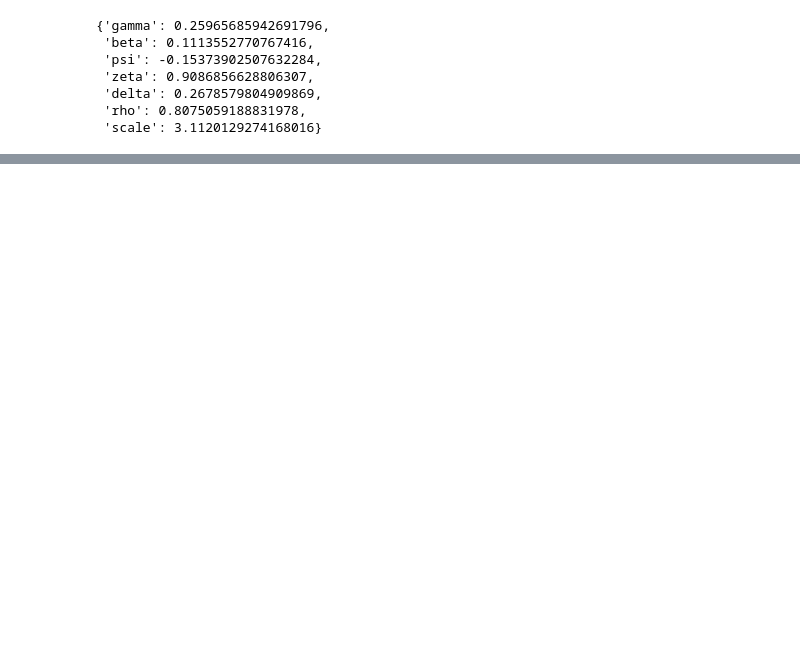
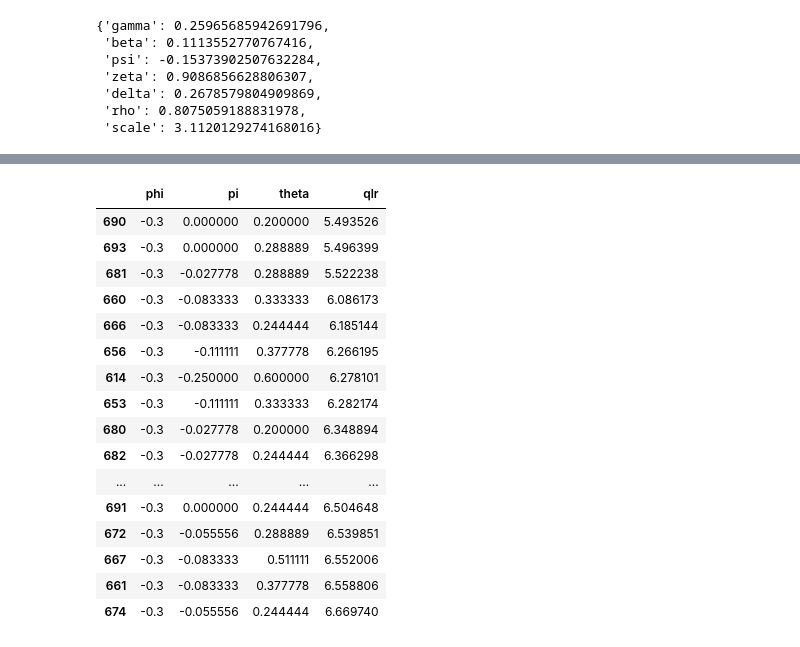
Before and after one commit to sangrey/RiskPriceInference, a Jupyter notebook: volpriceinference/robust_inference_on_data.ipynb, the cells around one changed output, grey strips where cells are left out. Saved outputs shown, nothing was run; the diff lists cells and outputs as text; code cells hidden in the pictures; blank space fills up the shorter version.

```diff
--- a/volpriceinference/robust_inference_on_data.ipynb
+++ b/volpriceinference/robust_inference_on_data.ipynb
@@ -133,0 +144,20 @@ qlr_draws.head()
+# %%
+qlr_draws[np.isclose(qlr_draws.phi, -0.3)][qlr_draws['qlr'] > 0].sort_values(by='qlr').head(20)
+# %% [output]
+|  | phi | pi | theta | qlr |
+| 690 | -0.3 | 0.000000 | 0.200000 | 5.493526 |
+| 693 | -0.3 | 0.000000 | 0.288889 | 5.496399 |
+| 681 | -0.3 | -0.027778 | 0.288889 | 5.522238 |
+| 660 | -0.3 | -0.083333 | 0.333333 | 6.086173 |
+| 666 | -0.3 | -0.083333 | 0.244444 | 6.185144 |
+| 656 | -0.3 | -0.111111 | 0.377778 | 6.266195 |
+| 614 | -0.3 | -0.250000 | 0.600000 | 6.278101 |
+| 653 | -0.3 | -0.111111 | 0.333333 | 6.282174 |
+| 680 | -0.3 | -0.027778 | 0.200000 | 6.348894 |
+| 682 | -0.3 | -0.027778 | 0.244444 | 6.366298 |
+| ... | ... | ... | ... | ... |
+| 691 | -0.3 | 0.000000 | 0.244444 | 6.504648 |
+| 672 | -0.3 | -0.055556 | 0.288889 | 6.539851 |
+| 667 | -0.3 | -0.083333 | 0.511111 | 6.552006 |
+| 661 | -0.3 | -0.083333 | 0.377778 | 6.558806 |
+| 674 | -0.3 | -0.055556 | 0.244444 | 6.669740 |
```
Also changed, not shown: parts of 10 cells of this notebook, 3 other files.
